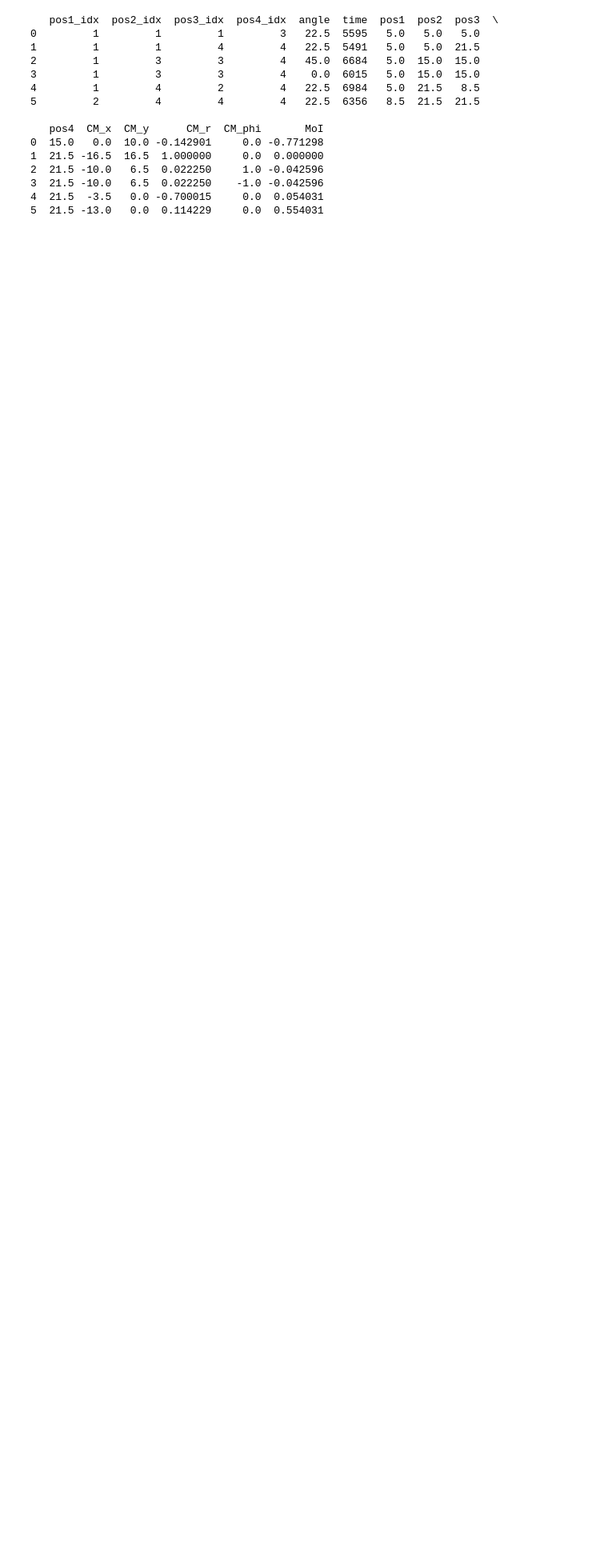
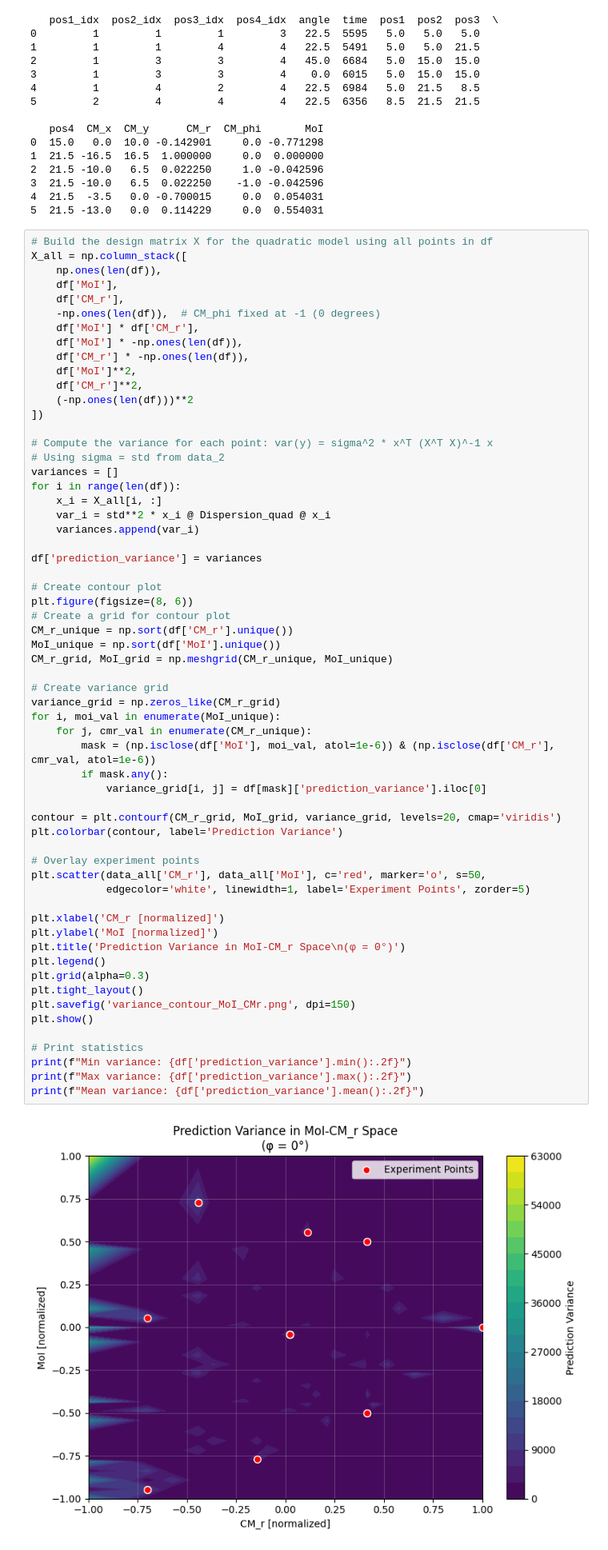
Before and after one commit to Fantastic-Fabian/Doe, a Jupyter notebook: Project.ipynb, the cells around one changed output. Shown: that part at 80% size. Drawn from its saved outputs; the diff is of its cells as text; blank space fills up the shorter version.

```diff
--- a/Project.ipynb
+++ b/Project.ipynb
@@ -521,3 +551,65 @@ data_all = pd.concat([data_1, data_2, data_3], ignore_index=True)
 3  21.5 -10.0   6.5  0.022250    -1.0 -0.042596
 4  21.5  -3.5   0.0 -0.700015     0.0  0.054031
 5  21.5 -13.0   0.0  0.114229     0.0  0.554031
+# %%
+# Build the design matrix X for the quadratic model using all points in df
+X_all = np.column_stack([
+    np.ones(len(df)),
+    df['MoI'],
+    df['CM_r'],
+    -np.ones(len(df)),  # CM_phi fixed at -1 (0 degrees)
+    df['MoI'] * df['CM_r'],
+    df['MoI'] * -np.ones(len(df)),
+    df['CM_r'] * -np.ones(len(df)),
+    df['MoI']**2,
+    df['CM_r']**2,
+    (-np.ones(len(df)))**2
+])
+
+# Compute the variance for each point: var(y) = sigma^2 * x^T (X^T X)^-1 x
+# Using sigma = std from data_2
+variances = []
+for i in range(len(df)):
+    x_i = X_all[i, :]
+    var_i = std**2 * x_i @ Dispersion_quad @ x_i
+    variances.append(var_i)
+
+df['prediction_variance'] = variances
+
+# Create contour plot
+plt.figure(figsize=(8, 6))
+# Create a grid for contour plot
+CM_r_unique = np.sort(df['CM_r'].unique())
+MoI_unique = np.sort(df['MoI'].unique())
+CM_r_grid, MoI_grid = np.meshgrid(CM_r_unique, MoI_unique)
+
+# Create variance grid
+variance_grid = np.zeros_like(CM_r_grid)
+for i, moi_val in enumerate(MoI_unique):
+    for j, cmr_val in enumerate(CM_r_unique):
+        mask = (np.isclose(df['MoI'], moi_val, atol=1e-6)) & (np.isclose(df['CM_r'], cmr_val, atol=1e-6))
+        if mask.any():
+            variance_grid[i, j] = df[mask]['prediction_variance'].iloc[0]
+
+contour = plt.contourf(CM_r_grid, MoI_grid, variance_grid, levels=20, cmap='viridis')
+plt.colorbar(contour, label='Prediction Variance')
+
+# Overlay experiment points
+plt.scatter(data_all['CM_r'], data_all['MoI'], c='red', marker='o', s=50,
+            edgecolor='white', linewidth=1, label='Experiment Points', zorder=5)
+
+plt.xlabel('CM_r [normalized]')
+plt.ylabel('MoI [normalized]')
+plt.title('Prediction Variance in MoI-CM_r Space\n(φ = 0°)')
+plt.legend()
+plt.grid(alpha=0.3)
+plt.tight_layout()
+plt.savefig('variance_contour_MoI_CMr.png', dpi=150)
+plt.show()
+
+# Print statistics
+print(f"Min variance: {df['prediction_variance'].min():.2f}")
+print(f"Max variance: {df['prediction_variance'].max():.2f}")
+print(f"Mean variance: {df['prediction_variance'].mean():.2f}")
+# %% [output]
+[figure, added]
```
Also changed, not shown: parts of 6 cells of this notebook, 6 other files.
